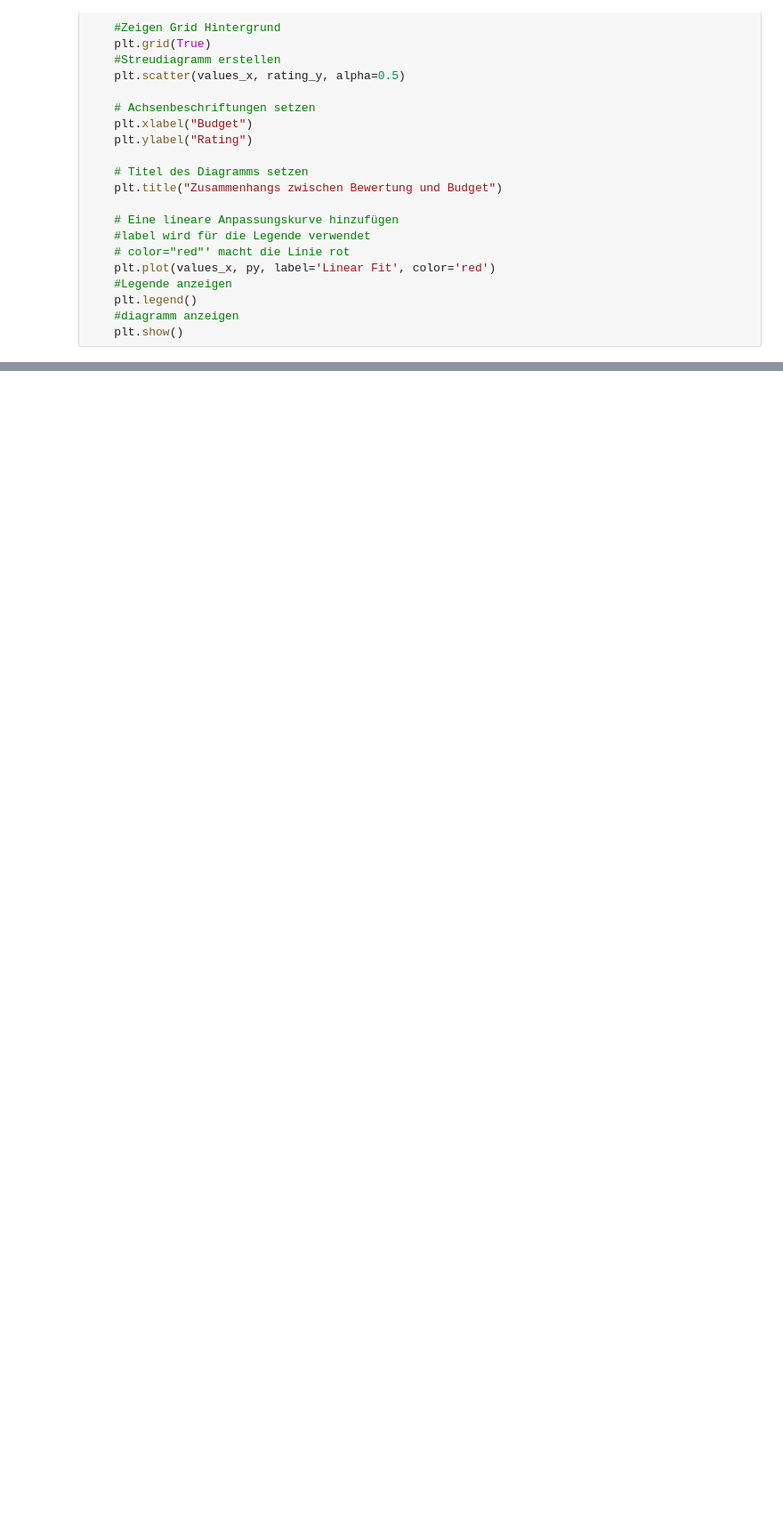
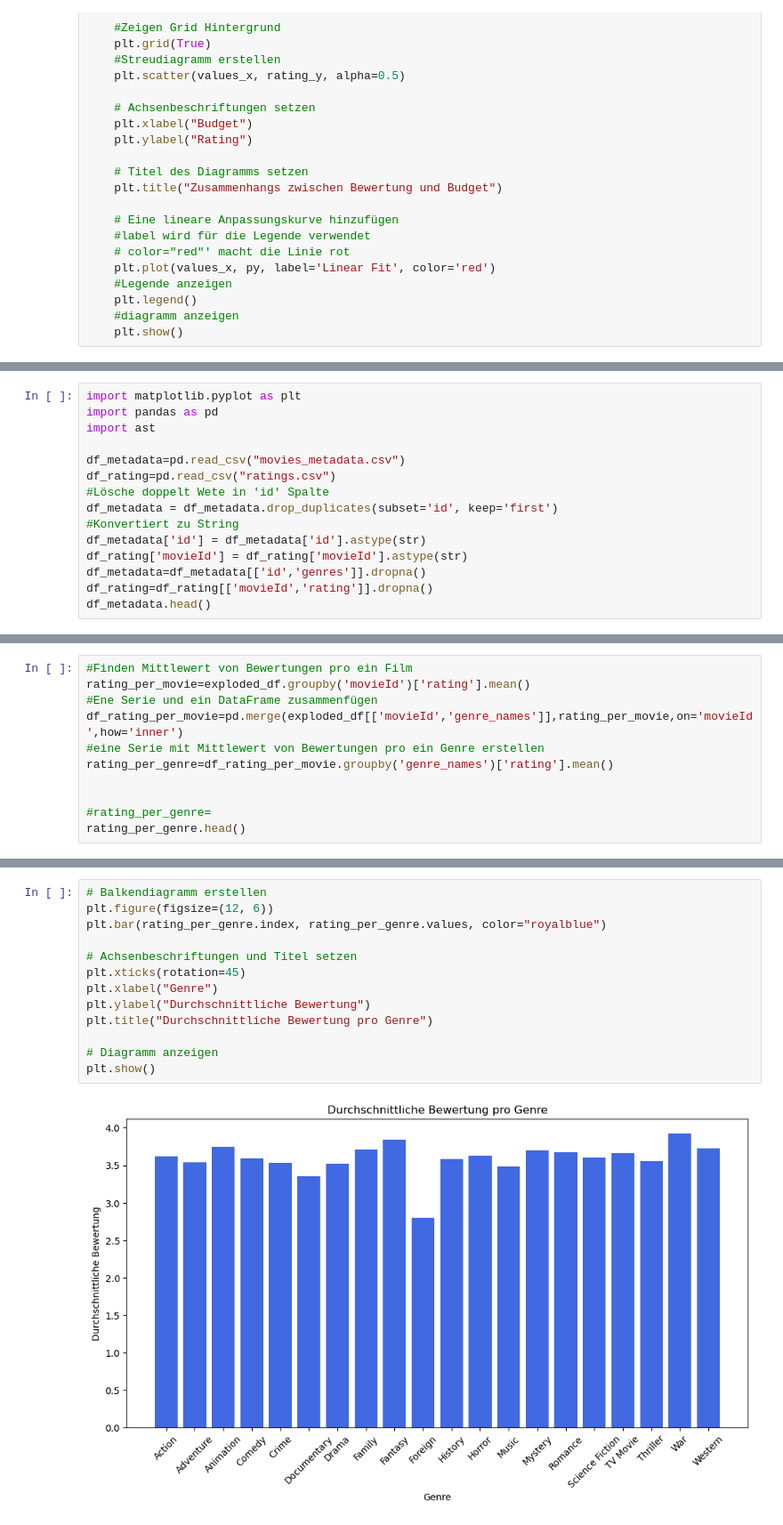
Before and after one commit to Pavloria/Movie-Ratings-Analysis, a Jupyter notebook: rating_analysis.ipynb, the cells around one changed output, grey strips where cells are left out. Shown at 89% size. Drawn from its saved outputs; the diff is of its cells as text; blank space fills up the shorter version.

```diff
--- a/rating_analysys.ipynb
+++ b/rating_analysis.ipynb
@@ -86,0 +103,15 @@ show_rating_correlation('Budget',values_x,rating_y)
+# %%
+import matplotlib.pyplot as plt
+import pandas as pd
+import ast
+
+df_metadata=pd.read_csv("movies_metadata.csv")
+df_rating=pd.read_csv("ratings.csv")
+#Lösche doppelt Wete in 'id' Spalte
+df_metadata = df_metadata.drop_duplicates(subset='id', keep='first')
+#Konvertiert zu String
+df_metadata['id'] = df_metadata['id'].astype(str)
+df_rating['movieId'] = df_rating['movieId'].astype(str)
+df_metadata=df_metadata[['id','genres']].dropna()
+df_rating=df_rating[['movieId','rating']].dropna()
+df_metadata.head()
@@ -86,0 +156,11 @@ show_rating_correlation('Budget',values_x,rating_y)
+# %%
+#Finden Mittlewert von Bewertungen pro ein Film
+rating_per_movie=exploded_df.groupby('movieId')['rating'].mean()
+#Ene Serie und ein DataFrame zusammenfügen
+df_rating_per_movie=pd.merge(exploded_df[['movieId','genre_names']],rating_per_movie,on='movieId',how='inner')
+#eine Serie mit Mittlewert von Bewertungen pro ein Genre erstellen
+rating_per_genre=df_rating_per_movie.groupby('genre_names')['rating'].mean()
+
+
+#rating_per_genre=
+rating_per_genre.head()
@@ -86,0 +175,15 @@ show_rating_correlation('Budget',values_x,rating_y)
+# %%
+# Balkendiagramm erstellen
+plt.figure(figsize=(12, 6))
+plt.bar(rating_per_genre.index, rating_per_genre.values, color="royalblue")
+
+# Achsenbeschriftungen und Titel setzen
+plt.xticks(rotation=45)
+plt.xlabel("Genre")
+plt.ylabel("Durchschnittliche Bewertung")
+plt.title("Durchschnittliche Bewertung pro Genre")
+
+# Diagramm anzeigen
+plt.show()
+# %% [output]
+[figure, added]
```
Also changed, not shown: parts of 7 cells of this notebook, 5 other files.
